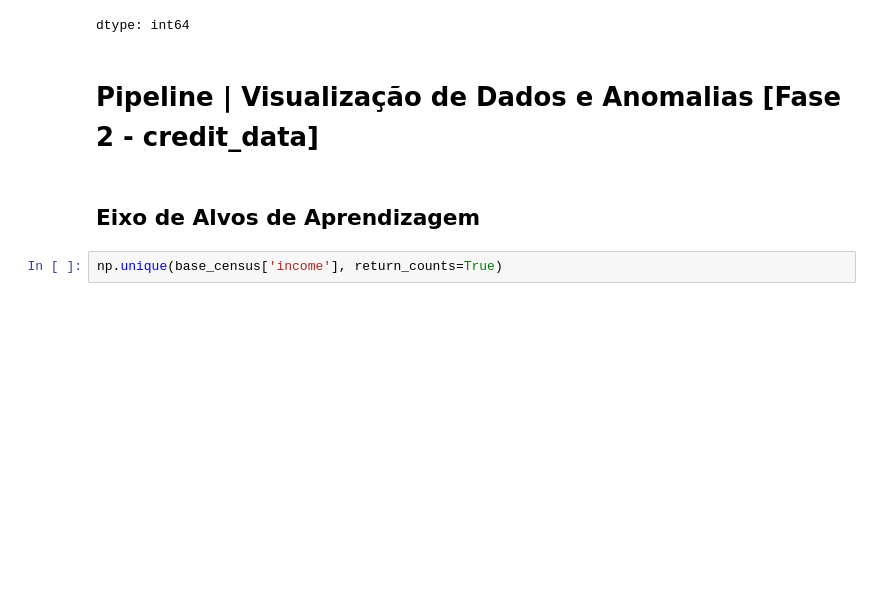
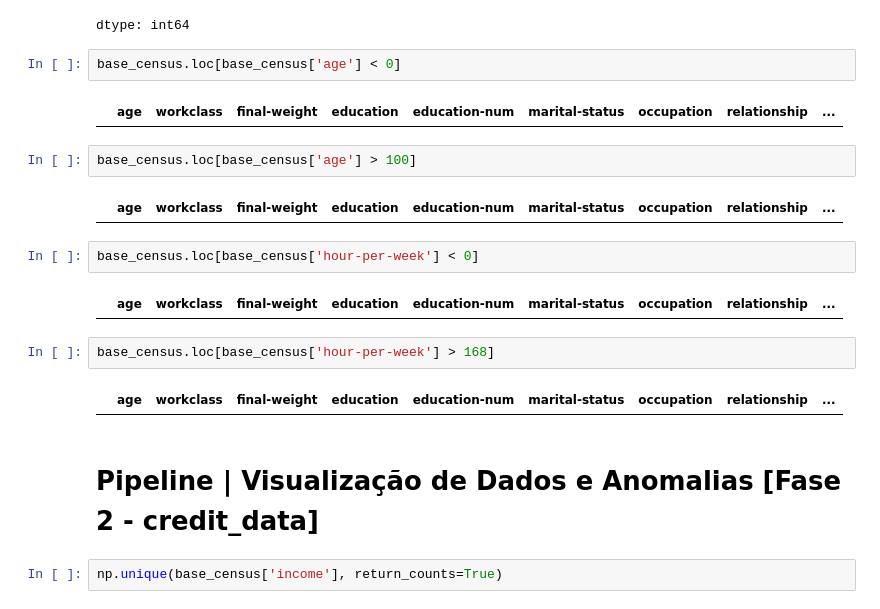
Before and after one commit to VictorHugoTesti/-ML-am-t4-s1a2026, a Jupyter notebook: census0416_am4.ipynb, the cells around one changed output. Saved outputs shown, nothing was run; the diff lists cells and outputs as text; blank space fills up the shorter version.

Commit message:
- Finalizado Fase 2 - Fase 3

```diff
--- a/census0416_am4.ipynb
+++ b/census0416_am4.ipynb
@@ -76,10 +76,24 @@ base_census.isnull().sum()
 | native-country | 0 |
 | income | 0 |
 dtype: int64
+# %%
+base_census.loc[base_census['age'] < 0]
+# %% [output]
+|  | age | workclass | final-weight | education | education-num | marital-status | occupation | relationship | ... |
+# %%
+base_census.loc[base_census['age'] > 100]
+# %% [output]
+|  | age | workclass | final-weight | education | education-num | marital-status | occupation | relationship | ... |
+# %%
+base_census.loc[base_census['hour-per-week'] < 0]
+# %% [output]
+|  | age | workclass | final-weight | education | education-num | marital-status | occupation | relationship | ... |
+# %%
+base_census.loc[base_census['hour-per-week'] > 168]
+# %% [output]
+|  | age | workclass | final-weight | education | education-num | marital-status | occupation | relationship | ... |
 # %% [markdown]
 # Pipeline | Visualização de Dados e Anomalias [Fase 2 - credit_data]
-# %% [markdown]
-## Eixo de Alvos de Aprendizagem
 # %%
 np.unique(base_census['income'], return_counts=True)
 # %% [output]
```
Also changed, not shown: parts of 21 cells of this notebook.
